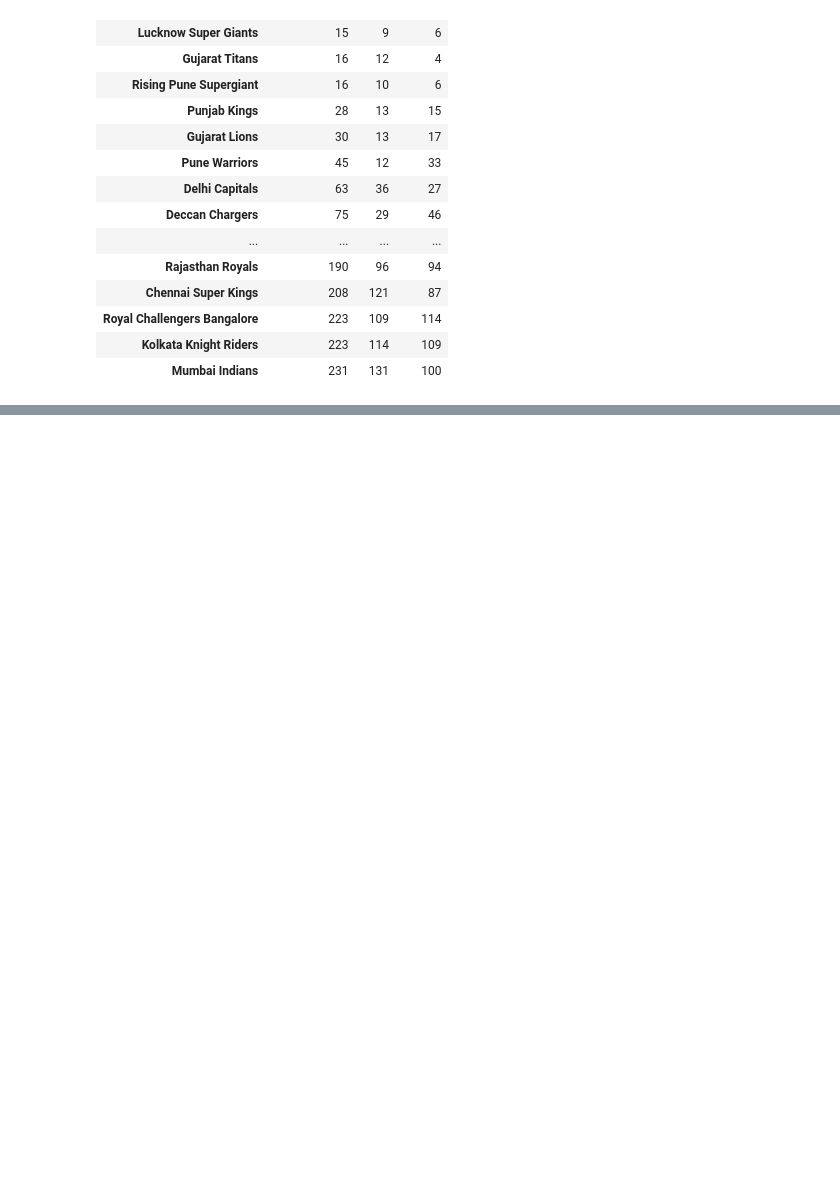
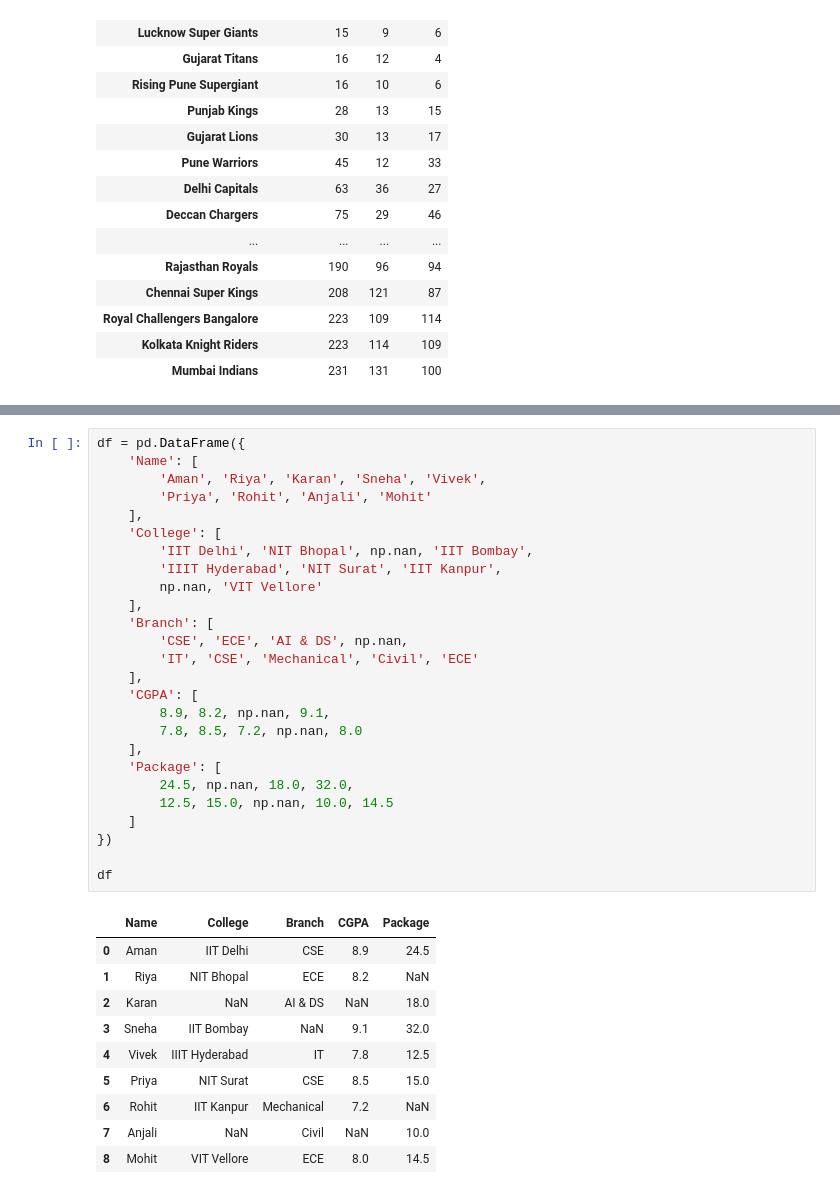
Before and after one commit to adarshagnihotri2007/Data-Science-Learning, a Jupyter notebook: DataFrame_Functions.ipynb, the cells around one changed output, grey strips where cells are left out. Saved outputs shown, nothing was run; the diff lists cells and outputs as text; blank space fills up the shorter version.

```diff
--- a/DataFrame_Functions.ipynb
+++ b/DataFrame_Functions.ipynb
@@ -294,0 +312,37 @@ summary.sort_values(by = 'Total Matches')
+# %%
+df = pd.DataFrame({
+    'Name': [
+        'Aman', 'Riya', 'Karan', 'Sneha', 'Vivek',
+        'Priya', 'Rohit', 'Anjali', 'Mohit'
+    ],
+    'College': [
+        'IIT Delhi', 'NIT Bhopal', np.nan, 'IIT Bombay',
+        'IIIT Hyderabad', 'NIT Surat', 'IIT Kanpur',
+        np.nan, 'VIT Vellore'
+    ],
+    'Branch': [
+        'CSE', 'ECE', 'AI & DS', np.nan,
+        'IT', 'CSE', 'Mechanical', 'Civil', 'ECE'
+    ],
+    'CGPA': [
+        8.9, 8.2, np.nan, 9.1,
+        7.8, 8.5, 7.2, np.nan, 8.0
+    ],
+    'Package': [
+        24.5, np.nan, 18.0, 32.0,
+        12.5, 15.0, np.nan, 10.0, 14.5
+    ]
+})
+
+df
+# %% [output]
+|  | Name | College | Branch | CGPA | Package |
+| 0 | Aman | IIT Delhi | CSE | 8.9 | 24.5 |
+| 1 | Riya | NIT Bhopal | ECE | 8.2 | NaN |
+| 2 | Karan | NaN | AI & DS | NaN | 18.0 |
+| 3 | Sneha | IIT Bombay | NaN | 9.1 | 32.0 |
+| 4 | Vivek | IIIT Hyderabad | IT | 7.8 | 12.5 |
+| 5 | Priya | NIT Surat | CSE | 8.5 | 15.0 |
+| 6 | Rohit | IIT Kanpur | Mechanical | 7.2 | NaN |
+| 7 | Anjali | NaN | Civil | NaN | 10.0 |
+| 8 | Mohit | VIT Vellore | ECE | 8.0 | 14.5 |
```
Also changed, not shown: parts of 4 cells of this notebook.
